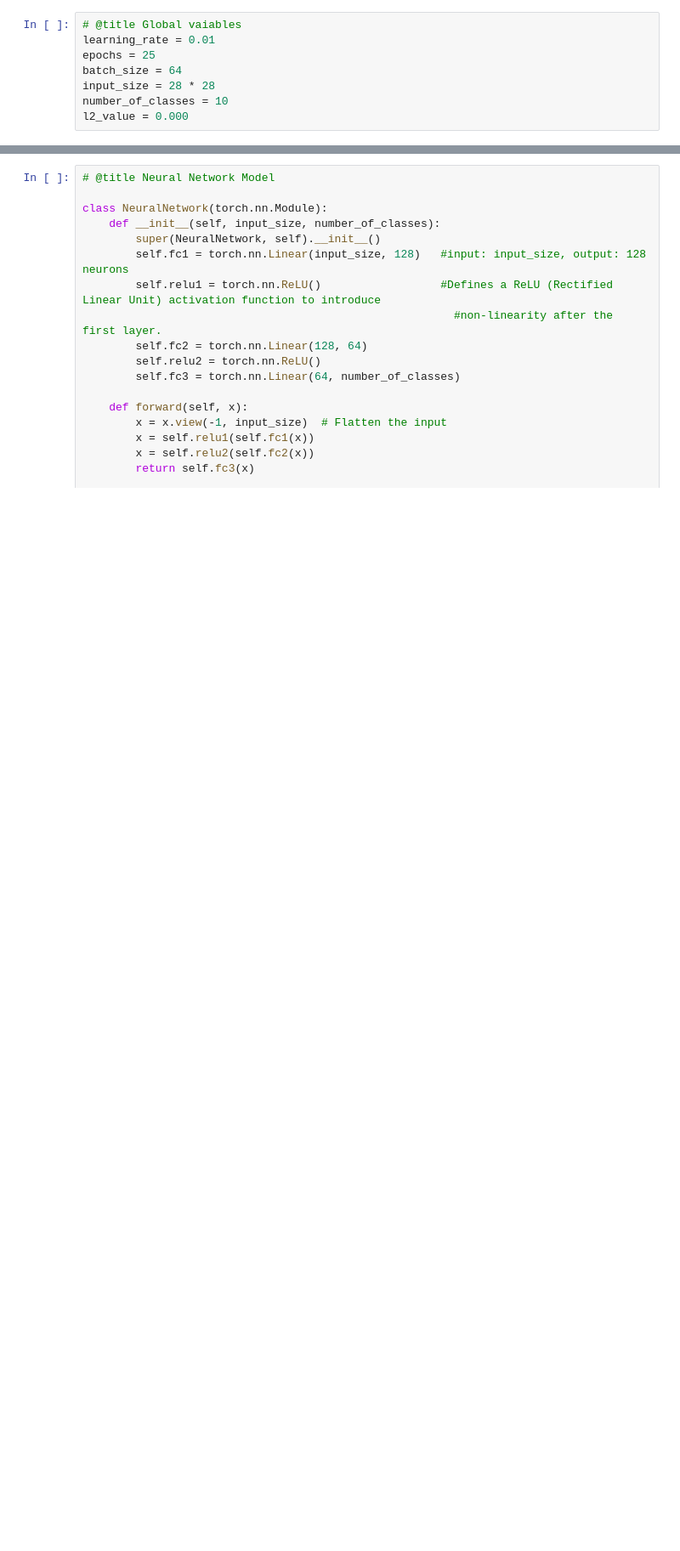
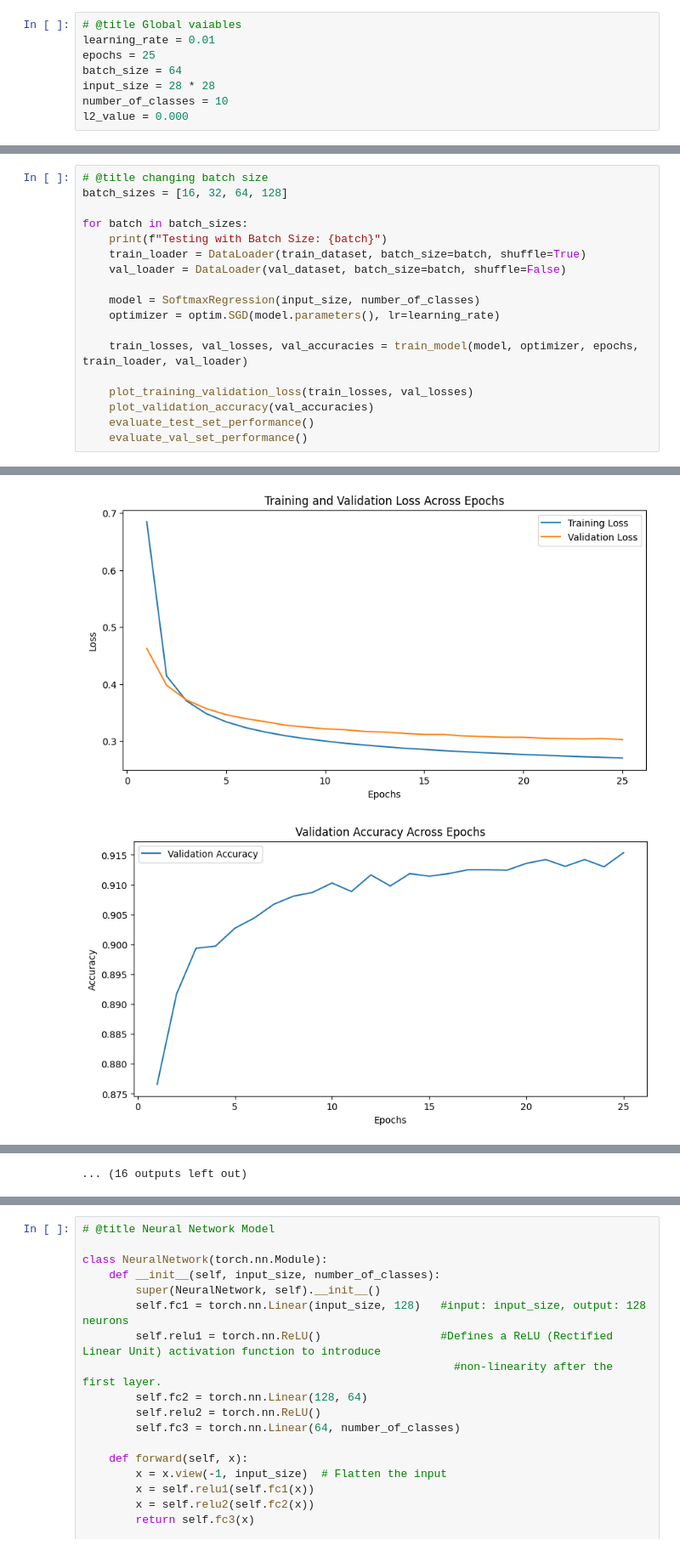
Before and after one commit to mahfouz72/softmax-and-neural-network-mnist, a Jupyter notebook: softmax_and_neural_network_mnist.ipynb, the cells around one changed output, grey strips where cells are left out. Shown at 85% size. Drawn from its saved outputs; the diff is of its cells as text; blank space fills up the shorter version.

```diff
--- a/softmax_and_neural_network_mnist.ipynb
+++ b/softmax_and_neural_network_mnist.ipynb
@@ -108,0 +332,19 @@ for epoch in range(epochs):
+# %%
+# @title changing batch size
+batch_sizes = [16, 32, 64, 128]
+
+for batch in batch_sizes:
+    print(f"Testing with Batch Size: {batch}")
+    train_loader = DataLoader(train_dataset, batch_size=batch, shuffle=True)
+    val_loader = DataLoader(val_dataset, batch_size=batch, shuffle=False)
+
+    model = SoftmaxRegression(input_size, number_of_classes)
+    optimizer = optim.SGD(model.parameters(), lr=learning_rate)
+
+    train_losses, val_losses, val_accuracies = train_model(model, optimizer, epochs, train_loader, val_loader)
+
+    plot_training_validation_loss(train_losses, val_losses)
+    plot_validation_accuracy(val_accuracies)
+    evaluate_test_set_performance()
+    evaluate_val_set_performance()
+# %% [output]
@@ -108,0 +368,2 @@ for epoch in range(epochs):
+[figure, added]
+[figure, added]
@@ -108,0 +398 @@ for epoch in range(epochs):
+... (16 outputs left out)
```
Also changed, not shown: parts of 25 cells of this notebook.
